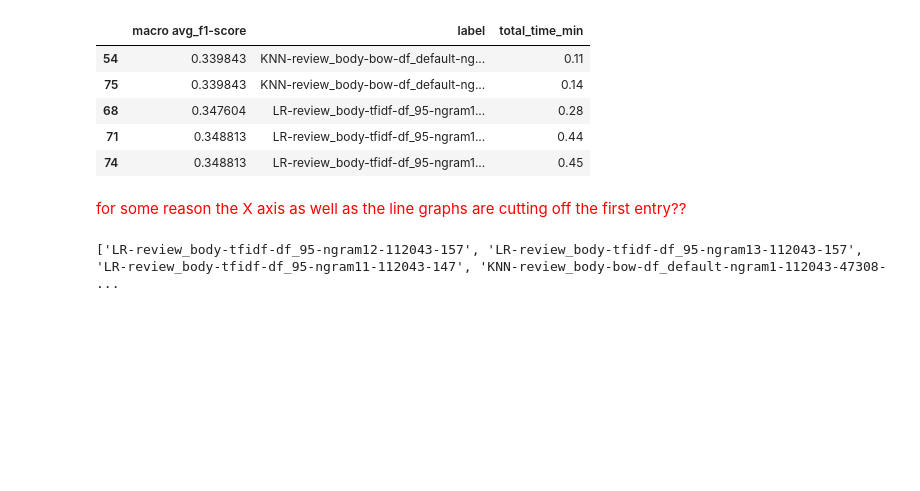
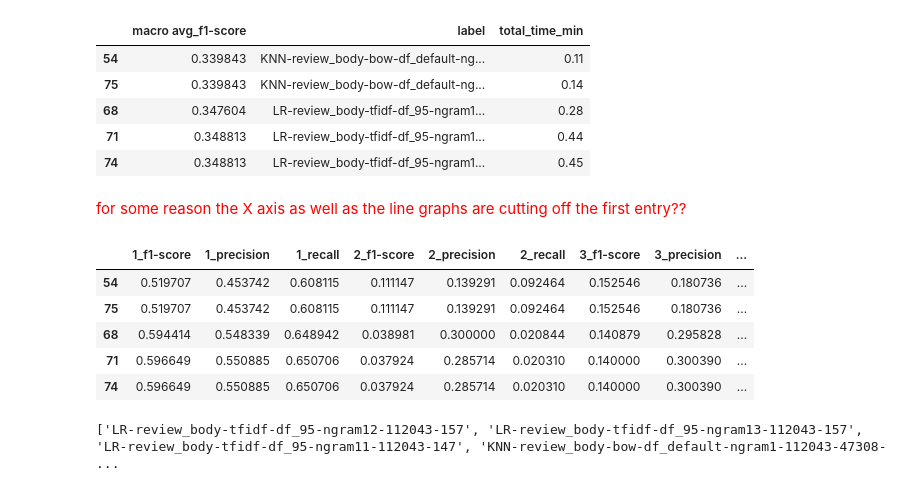
Before and after one commit to sv650s/sb-capstone, a Jupyter notebook: 2019-05-24-analyze_classification_results-112043.ipynb, the cells around one changed output. Drawn from its saved outputs; the diff is of its cells as text; code cells hidden in the pictures; blank space fills up the shorter version.

```diff
--- a/2019-05-24-analyze_classification_results-112043.ipynb
+++ b/2019-05-24-analyze_classification_results-112043.ipynb
@@ -353,6 +417,15 @@ largest_avg_f1[["macro avg_f1-score", "label", "total_time_min"]].head()
 | 74 | 0.348813 | LR-review_body-tfidf-df_95-ngram1... | 0.45 |
 # %% [markdown]
 <font color="red">for some reason the X axis as well as the line graphs are cutting off the first entry??</font>
+# %%
+largest_avg_f1[CLASS_COLS].head(len(largest_avg_f1))
+# %% [output]
+|  | 1_f1-score | 1_precision | 1_recall | 2_f1-score | 2_precision | 2_recall | 3_f1-score | 3_precision | ... |
+| 54 | 0.519707 | 0.453742 | 0.608115 | 0.111147 | 0.139291 | 0.092464 | 0.152546 | 0.180736 | ... |
+| 75 | 0.519707 | 0.453742 | 0.608115 | 0.111147 | 0.139291 | 0.092464 | 0.152546 | 0.180736 | ... |
+| 68 | 0.594414 | 0.548339 | 0.648942 | 0.038981 | 0.300000 | 0.020844 | 0.140879 | 0.295828 | ... |
+| 71 | 0.596649 | 0.550885 | 0.650706 | 0.037924 | 0.285714 | 0.020310 | 0.140000 | 0.300390 | ... |
+| 74 | 0.596649 | 0.550885 | 0.650706 | 0.037924 | 0.285714 | 0.020310 | 0.140000 | 0.300390 | ... |
 # %%
 f, a = plt.subplots(1, 1, figsize=(20, 10))
 largest_avg_f1[CLASS_F1_COLS].set_index("label").plot(kind='bar', ax=a)
```
Also changed, not shown: parts of 8 cells of this notebook.
